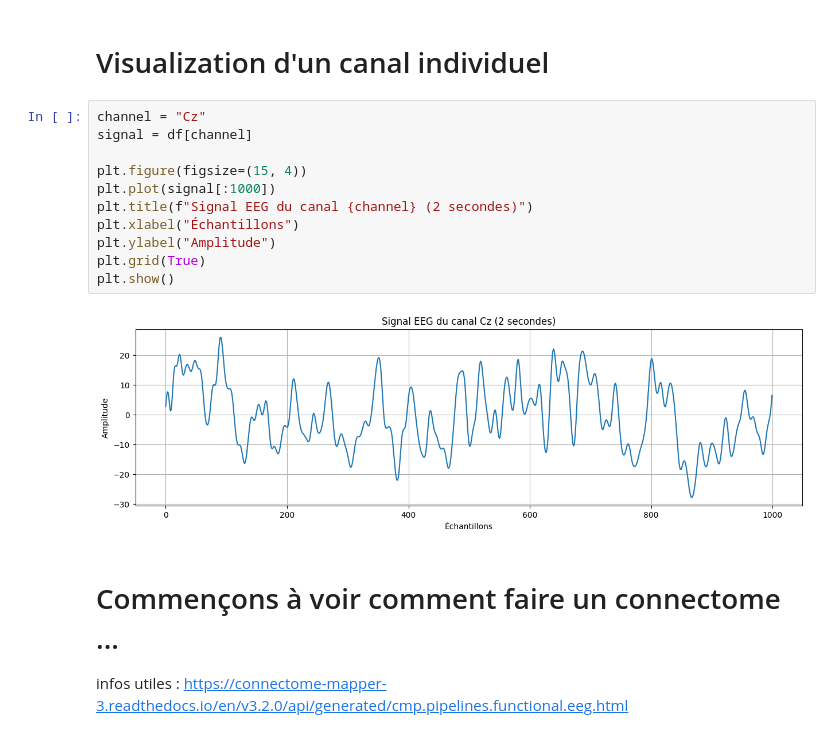
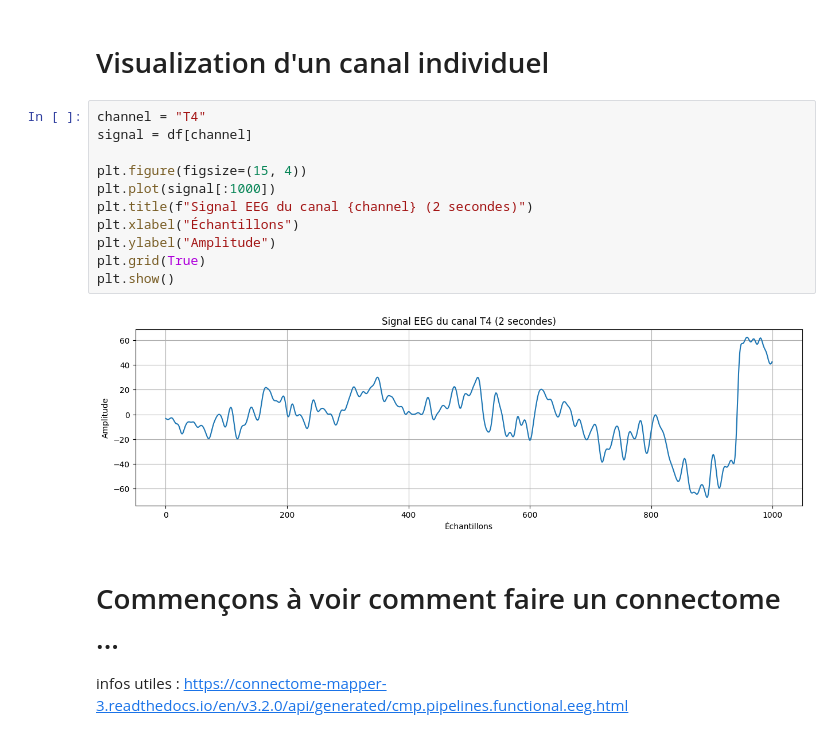
Before and after one commit to robinguiavarch/XAIGUIFORMER_MLReproducibility, a Jupyter notebook: src/dataset_viz.ipynb, the cells around one changed output. Cells and saved outputs as stored; diff of their text form.

```diff
--- a/src/dataset_viz.ipynb
+++ b/src/dataset_viz.ipynb
@@ -103,18 +103,18 @@ plt.show()
 # %% [markdown]
 # Visualization d'un canal individuel
 # %%
-channel = "Cz"
+channel = "T4"
 signal = df[channel]
 
 plt.figure(figsize=(15, 4))
 plt.plot(signal[:1000])
 plt.title(f"Signal EEG du canal {channel} (2 secondes)")
 plt.xlabel("Échantillons")
 plt.ylabel("Amplitude")
 plt.grid(True)
 plt.show()
 # %% [output]
-[figure, old version]
+[figure, new version]
 # %% [markdown]
 # Commençons à voir comment faire un connectome ...
 infos utiles : https://connectome-mapper-3.readthedocs.io/en/v3.2.0/api/generated/cmp.pipelines.functional.eeg.html
```
Also changed, not shown: parts of 2 cells of this notebook, 6 other files.
